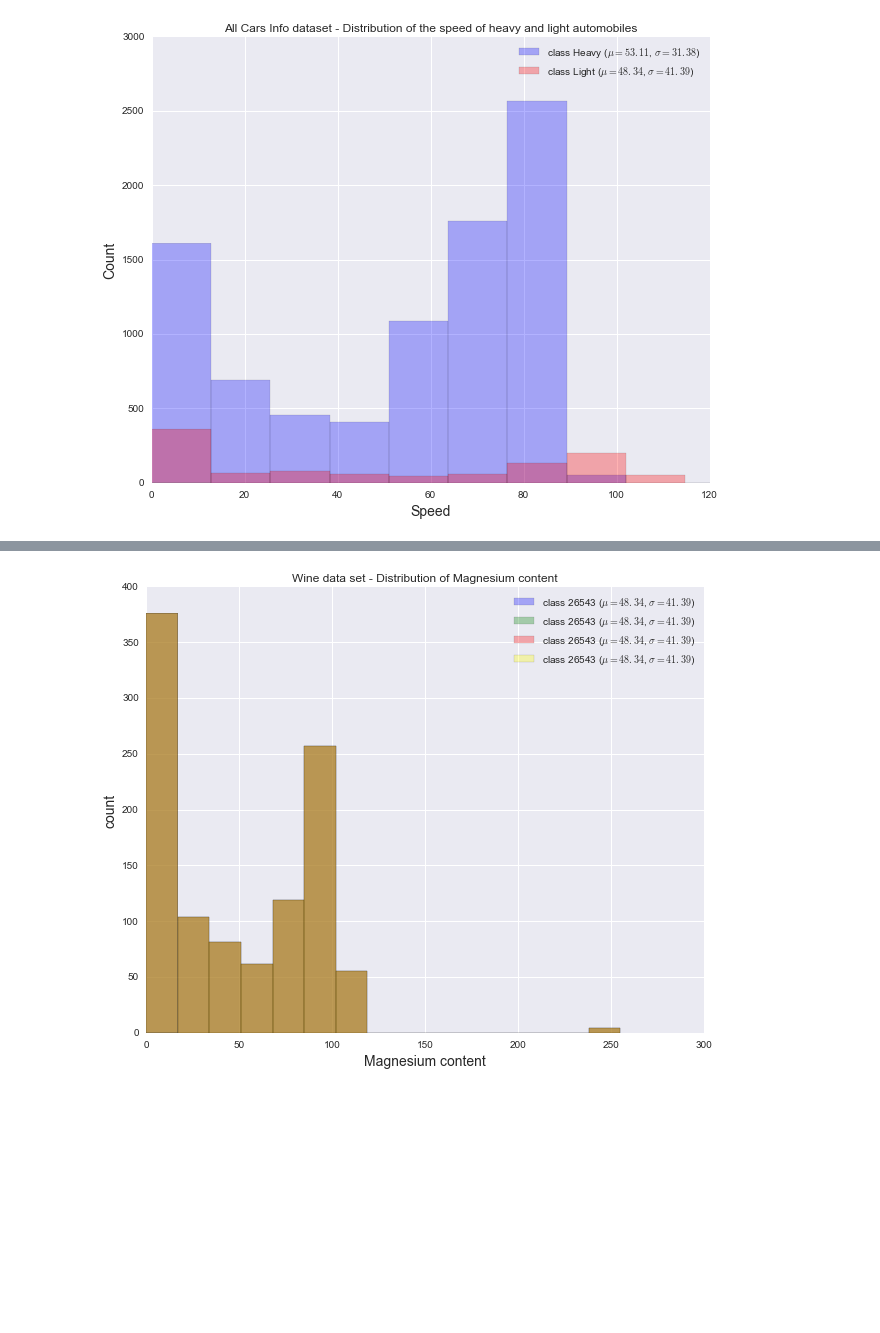
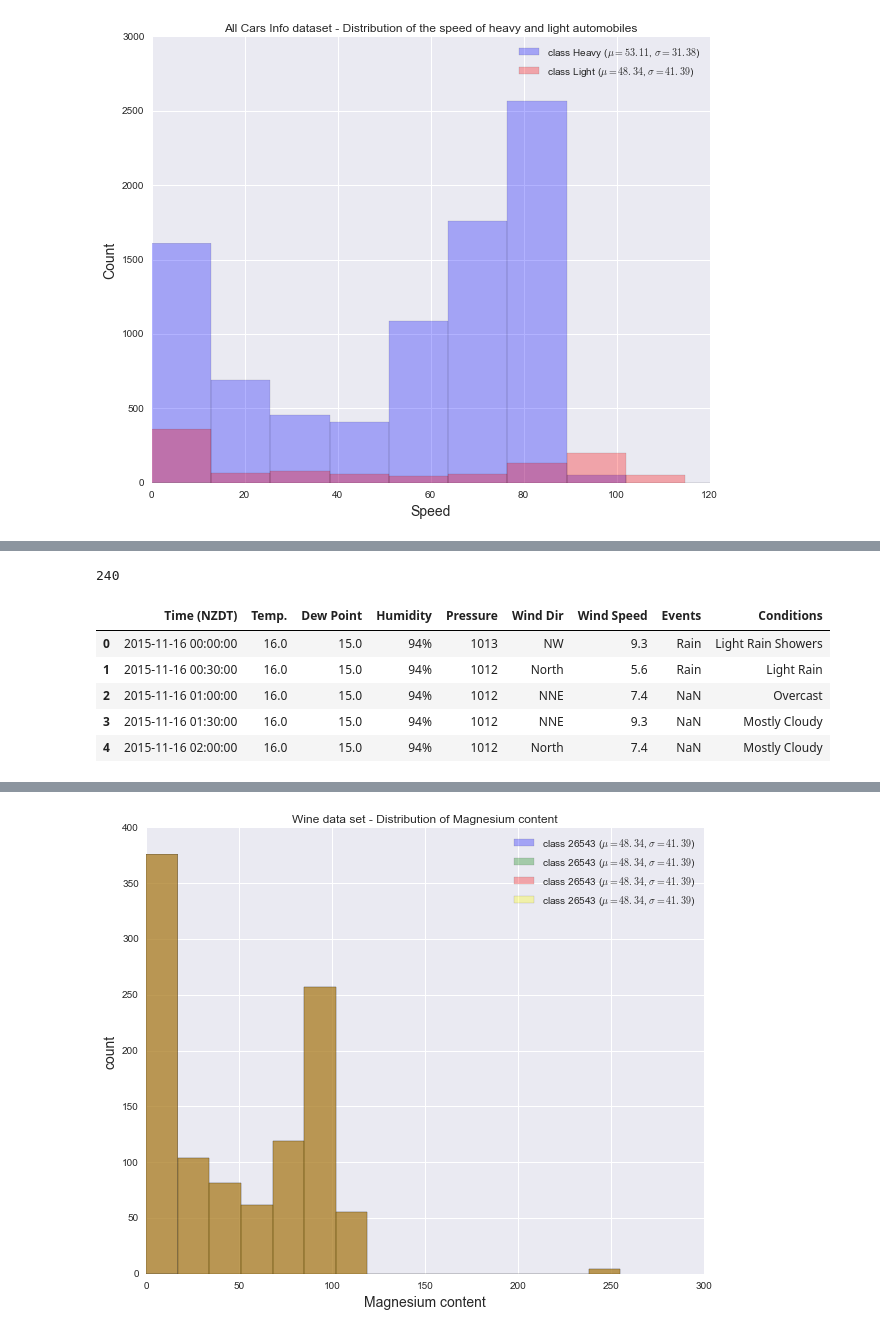
Before and after one commit to OscarZhou/DataScienceProject3, a Jupyter notebook: Project3/Notebook/exploratory notebook.ipynb, the cells around one changed output, grey strips where cells are left out. Drawn from its saved outputs; the diff is of its cells as text; code cells hidden in the pictures; blank space fills up the shorter version.

```diff
--- a/Project3/Notebook/exploratory notebook.ipynb
+++ b/Project3/Notebook/exploratory notebook.ipynb
@@ -387,0 +610,11 @@ plt.show()
+# %%
+print len(dfWeather)
+dfWeather.head()
+# %% [output]
+240
+|  | Time (NZDT) | Temp. | Dew Point | Humidity | Pressure | Wind Dir | Wind Speed | Events | Conditions |
+| 0 | 2015-11-16 00:00:00 | 16.0 | 15.0 | 94% | 1013 | NW | 9.3 | Rain | Light Rain Showers |
+| 1 | 2015-11-16 00:30:00 | 16.0 | 15.0 | 94% | 1012 | North | 5.6 | Rain | Light Rain |
+| 2 | 2015-11-16 01:00:00 | 16.0 | 15.0 | 94% | 1012 | NNE | 7.4 | NaN | Overcast |
+| 3 | 2015-11-16 01:30:00 | 16.0 | 15.0 | 94% | 1012 | NNE | 9.3 | NaN | Mostly Cloudy |
+| 4 | 2015-11-16 02:00:00 | 16.0 | 15.0 | 94% | 1012 | North | 7.4 | NaN | Mostly Cloudy |
```
Also changed, not shown: parts of 29 cells of this notebook.
